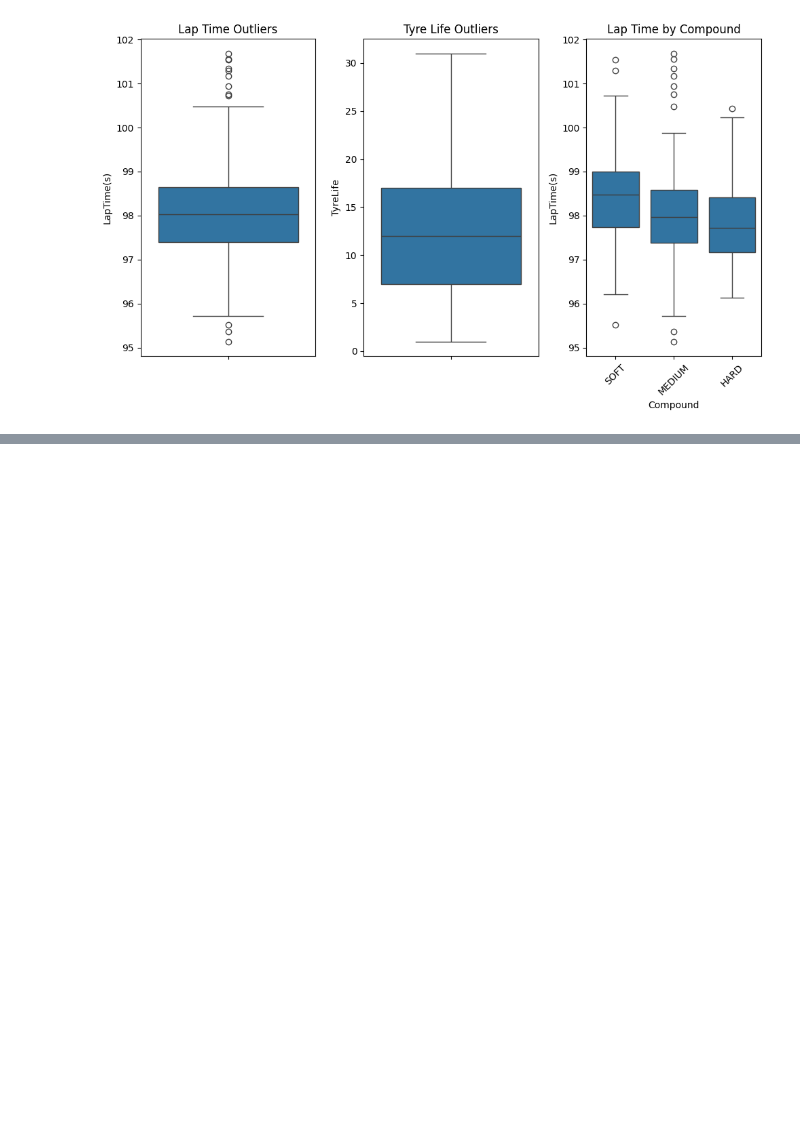
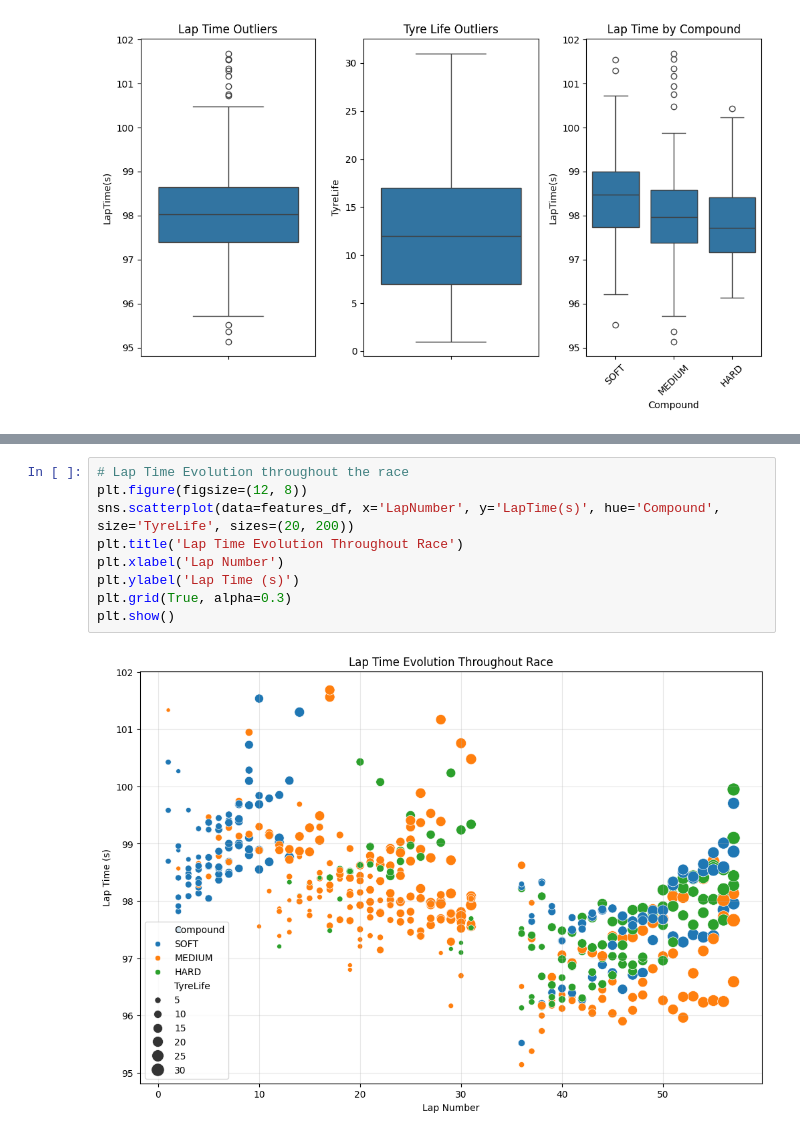
Before and after one commit to shafnybuilds/real-time-f1-strategy-advisor, a Jupyter notebook: notebooks/data_exploration_and_EDA.ipynb, the cells around one changed output, grey strips where cells are left out. Cells and saved outputs as stored; diff of their text form; blank space fills up the shorter version.

```diff
--- a/notebooks/data_exploration_and_EDA.ipynb
+++ b/notebooks/data_exploration_and_EDA.ipynb
@@ -227,0 +255,11 @@ plt.show()
+# %%
+# Lap Time Evolution throughout the race
+plt.figure(figsize=(12, 8))
+sns.scatterplot(data=features_df, x='LapNumber', y='LapTime(s)', hue='Compound', size='TyreLife', sizes=(20, 200))
+plt.title('Lap Time Evolution Throughout Race')
+plt.xlabel('Lap Number')
+plt.ylabel('Lap Time (s)')
+plt.grid(True, alpha=0.3)
+plt.show()
+# %% [output]
+[figure, added]
```
Also changed, not shown: parts of 3 cells of this notebook.
